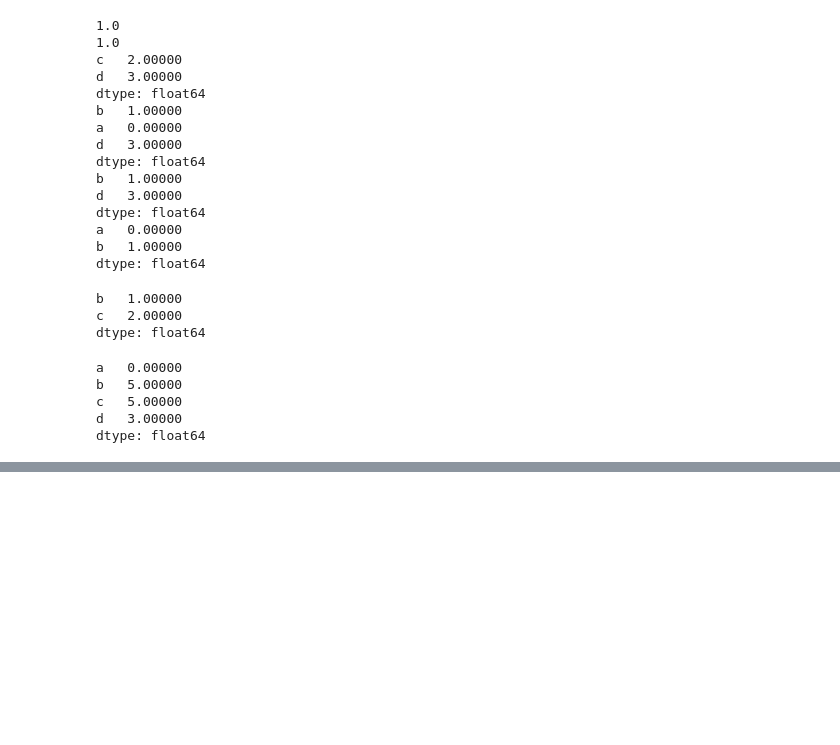
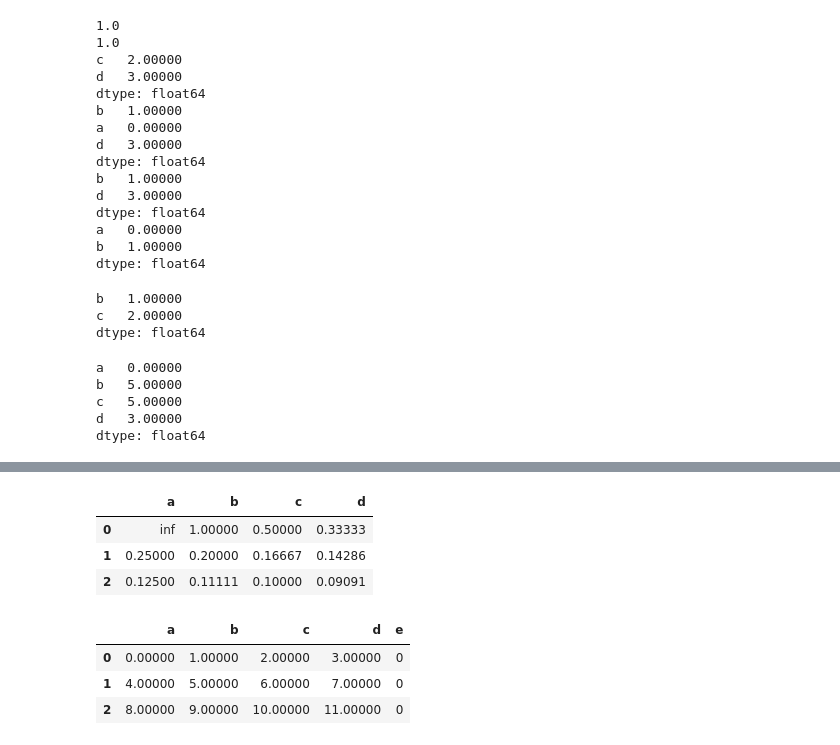
Before and after one commit to netager/Quick_Ref, a Jupyter notebook: data_analysis/Python for Data Analysis(2nd Edition)/05. Getting Started with pandas.ipynb, the cells around one changed output, grey strips where cells are left out. Drawn from its saved outputs; the diff is of its cells as text; code cells hidden in the pictures; blank space fills up the shorter version.

```diff
--- a/data_analysis/Python for Data Analysis(2nd Edition)/05. Getting Started with pandas.ipynb
+++ b/data_analysis/Python for Data Analysis(2nd Edition)/05. Getting Started with pandas.ipynb
@@ -781,0 +1027,16 @@ Name: two, dtype: float64
+# %%
+df1.rdiv(1)
+# %% [output]
+|  | a | b | c | d |
+| 0 | inf | 1.00000 | 0.50000 | 0.33333 |
+| 1 | 0.25000 | 0.20000 | 0.16667 | 0.14286 |
+| 2 | 0.12500 | 0.11111 | 0.10000 | 0.09091 |
+# %%
+# Relatedly, when reindexing a Series or DataFrame, you can also specify a different fill value:
+
+df1.reindex(columns=df2.columns, fill_value=0)
+# %% [output]
+|  | a | b | c | d | e |
+| 0 | 0.00000 | 1.00000 | 2.00000 | 3.00000 | 0 |
+| 1 | 4.00000 | 5.00000 | 6.00000 | 7.00000 | 0 |
+| 2 | 8.00000 | 9.00000 | 10.00000 | 11.00000 | 0 |
```
Also changed, not shown: parts of 70 cells of this notebook, 2 other files.
